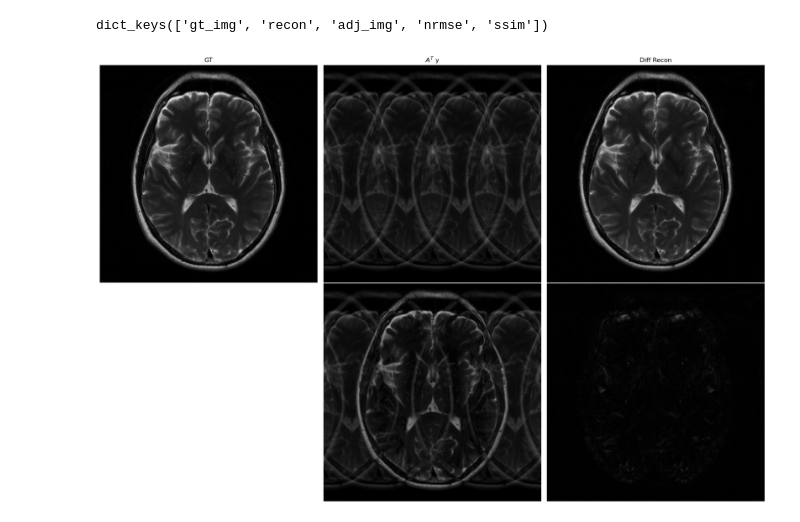
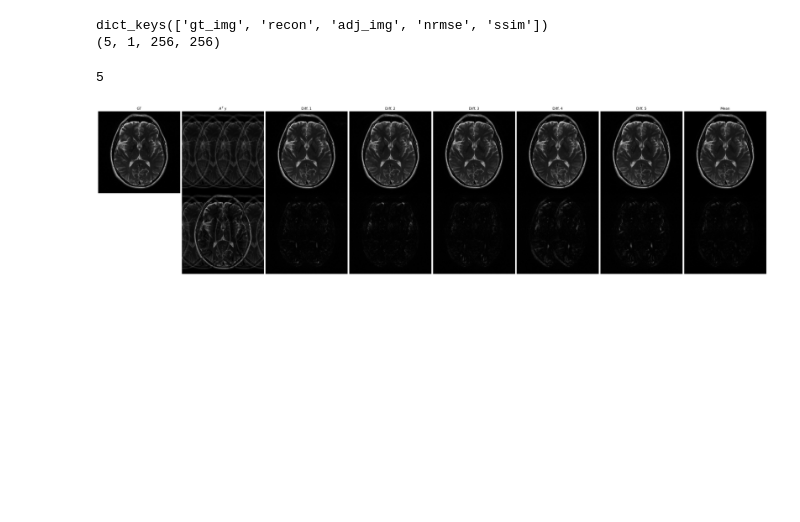
Before and after one commit to utcsilab/Diffusion_Inverse, a Jupyter notebook: MRI_results_viewer.ipynb, the cells around one changed output. Saved outputs shown, nothing was run; the diff lists cells and outputs as text; code cells hidden in the pictures; blank space fills up the shorter version.

Commit message:
added view of ensemble recons

```diff
--- a/MRI_results_viewer.ipynb
+++ b/MRI_results_viewer.ipynb
@@ -7,32 +7,51 @@ result_file = './mri_results/checkpoint.pt'
 cont = torch.load(result_file)
 print(cont.keys())
 gt_img = cont['gt_img']
-recon = cont['recon']
+diff_recon = cont['recon']
 adj_img = cont['adj_img']
+print(diff_recon.shape)
 # %% [output]
 dict_keys(['gt_img', 'recon', 'adj_img', 'nrmse', 'ssim'])
+(5, 1, 256, 256)
 # %%
+batches = diff_recon.shape[0]
+print(batches)
 vmin = 0
 vmax = 1.0
-plt.figure(figsize=(18,12))
-plt.subplot(2,3,1)
+
+plt.figure(figsize=(32,8))
+plt.subplot(2,3+batches,1)
 plt.title('GT')
 plt.imshow(np.flipud(abs(gt_img[0,0])), cmap='gray',vmin = vmin, vmax = vmax)
 plt.axis('off')
-plt.subplot(2,3,2)
+
+plt.subplot(2,3+batches,2)
 plt.title('$A^T$ y')
 plt.imshow(np.flipud(abs(adj_img[0,0])),cmap='gray',vmin = vmin, vmax = vmax)
 plt.axis('off')
-plt.subplot(2,3,5)
+plt.subplot(2,3+batches,3+batches+2)
 plt.imshow(np.flipud(abs(gt_img[0,0]-adj_img[0,0])),cmap='gray',vmin = vmin, vmax = vmax)
 plt.axis('off')
-plt.subplot(2,3,3)
-plt.title('Diff Recon')
-plt.imshow(np.flipud(abs(recon[0,0])),cmap='gray', vmin = vmin, vmax = vmax)
+
+for i in range(batches):
+    plt.subplot(2,3+batches,3+i)
+    plt.title(f'Diff. {i+1}')
+    plt.imshow(np.flipud(abs(diff_recon[i,0])),cmap='gray', vmin = vmin, vmax = vmax)
+    plt.axis('off')
+    plt.subplot(2,3+batches,3+batches+2+1+i)
+    plt.imshow(np.flipud(abs(gt_img[0,0]-diff_recon[i,0])),cmap='gray',vmin = vmin, vmax = vmax)
+    plt.axis('off')
+
+mean_recon = np.mean(diff_recon,axis=0)
+plt.subplot(2,3+batches,3+batches)
+plt.title(f'Mean')
+plt.imshow(np.flipud(abs(mean_recon[0])),cmap='gray', vmin = vmin, vmax = vmax)
 plt.axis('off')
-plt.subplot(2,3,6)
-plt.imshow(np.flipud(abs(gt_img[0,0]-recon[0,0])),cmap='gray',vmin = vmin, vmax = vmax)
+plt.subplot(2,3+batches,(3+batches)*2)
+plt.imshow(np.flipud(abs(gt_img[0,0]-mean_recon[0])),cmap='gray',vmin = vmin, vmax = vmax)
 plt.axis('off')
-plt.tight_layout(pad=0.5)
+
+plt.tight_layout(pad=0.2)
 # %% [output]
+5
-[figure, old version]
+[figure, new version]
```
Also changed, not shown: 1 other file.
